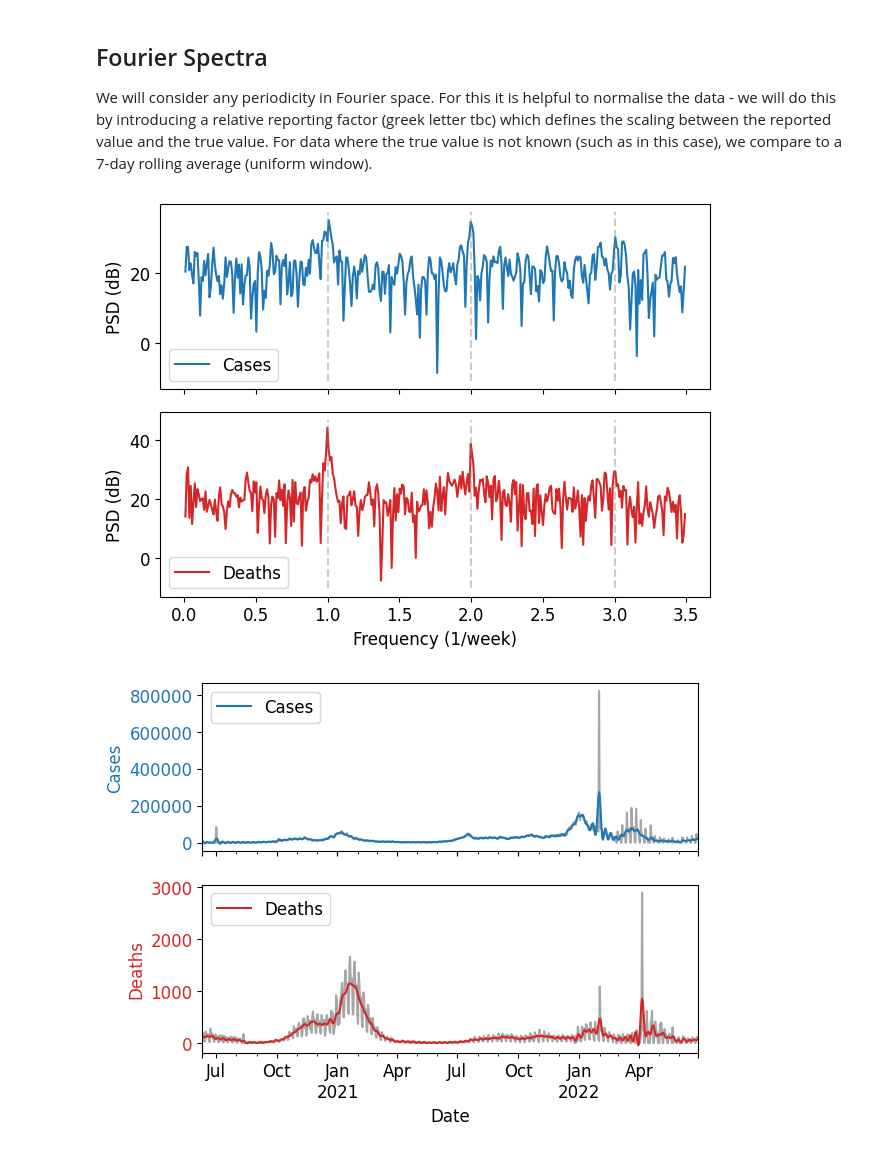
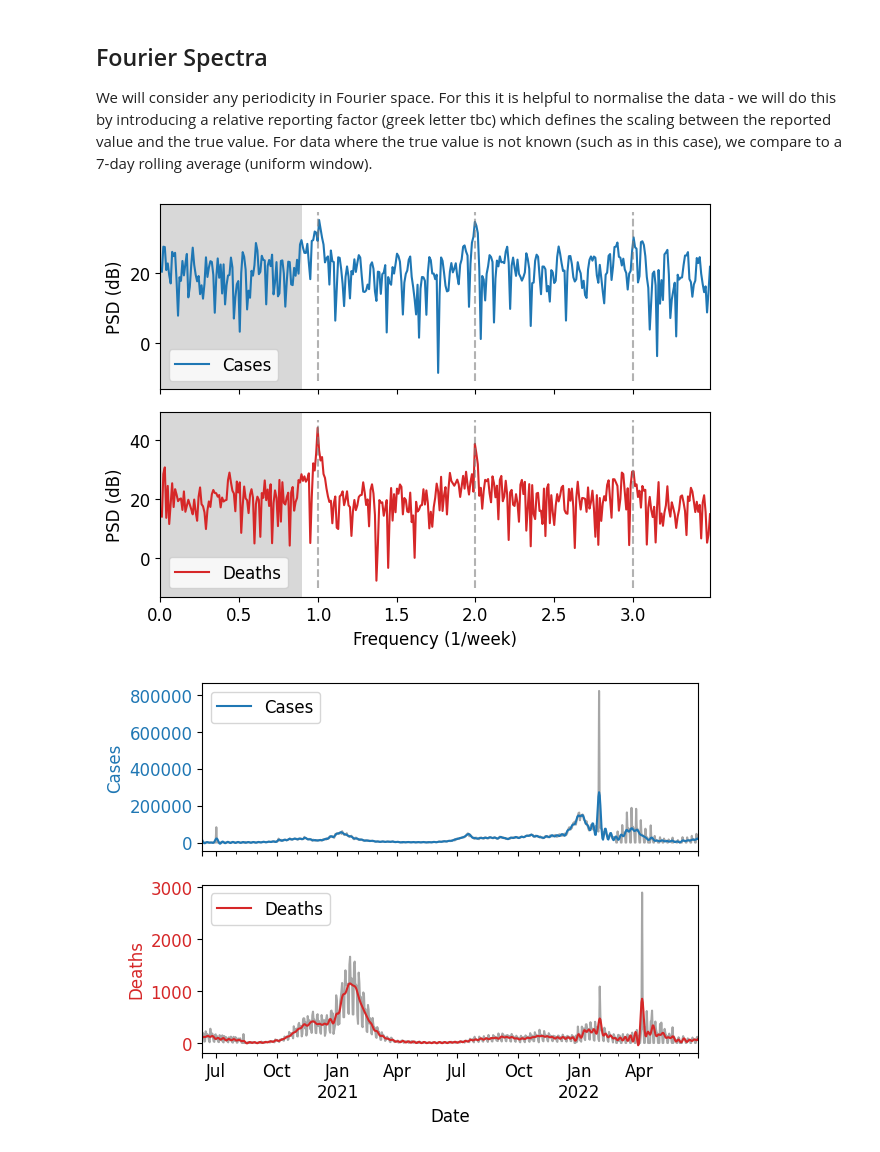
Before and after one commit to KCGallagher/periodic-sampling, a Jupyter notebook: analysis/data_trends.ipynb, the cells around one changed output. Cells and saved outputs as stored; diff of their text form; code cells hidden in the pictures.

```diff
--- a/analysis/data_trends.ipynb
+++ b/analysis/data_trends.ipynb
@@ -127,37 +127,39 @@ df["Days"] = df["Date"].apply(lambda date: (date - min(df["Date"])).days)
 
 def fourier_transform(df, column, compute_psd = False):
     data = df[column].fillna(0).values
     data_fft = sp.fftpack.fft(data)
     data_psd = np.abs(data_fft) ** 2  # Power Spectral density
 
     fftfreq = sp.fftpack.fftfreq(len(data_fft), 1/7)  # Frequency units in weeks
     return (data_psd, fftfreq) if compute_psd else (data_fft, fftfreq)
 
 def plot_fft(data, freq, ax, color, label):
     i = freq > 0  # Remove negative frequencies
     ax.plot(freq[i], 10 * np.log10(data[i]), color=color, label=label)
     y_lim = ax.get_ylim()
     ax.vlines([(n+1) for n in range(3)], y_lim[0], y_lim[1],
-              colors='gray', linestyles='dashed', alpha=0.4)
+              colors='gray', linestyles='dashed', alpha=0.6)
+    ax.axvspan(0, 0.9, facecolor='gray', alpha=0.3)
     ax.set_xlabel('Frequency (1/week)')
     ax.set_ylabel('PSD (dB)')
-    ax.legend(loc=3)
+    ax.legend(loc=3); ax.set_xlim((0, max(freq[i])))
 
 fig, axs = plt.subplots(2)
 
 df = rel_reporting_calc(df, 'Daily_Cases')
 case_fft, case_freq = fourier_transform(df, column='Dif_Daily_Cases', compute_psd=True)
 plot_fft(case_fft, case_freq, ax=axs[0], color='tab:blue', label="Cases")
 axs[0].set_xlabel(''); axs[0].set_xticklabels([])
 
 df = rel_reporting_calc(df, 'Daily_Deaths')
 death_fft, death_freq = fourier_transform(df, column='Dif_Daily_Deaths', compute_psd=True)
 plot_fft(death_fft, death_freq, ax=axs[1], color='tab:red', label="Deaths")
 
 fig.tight_layout()
-plt.savefig(f"../images/data_trends/daily_fft_{location}.png")
+plt.savefig(f"../images/data_trends/daily_fft_{location}_shaded.png")
+# Shading used to match up with regions used in reconstruction
 # %% [output]
-[figure, old version]
+[figure, new version]
 # %%
 # Data with High freq components removed
 def plot_ifft(df, column, ax, color, label, cutoff=None, window=None):
```
Also changed, not shown: parts of 1 cell of this notebook, 1 other file.
